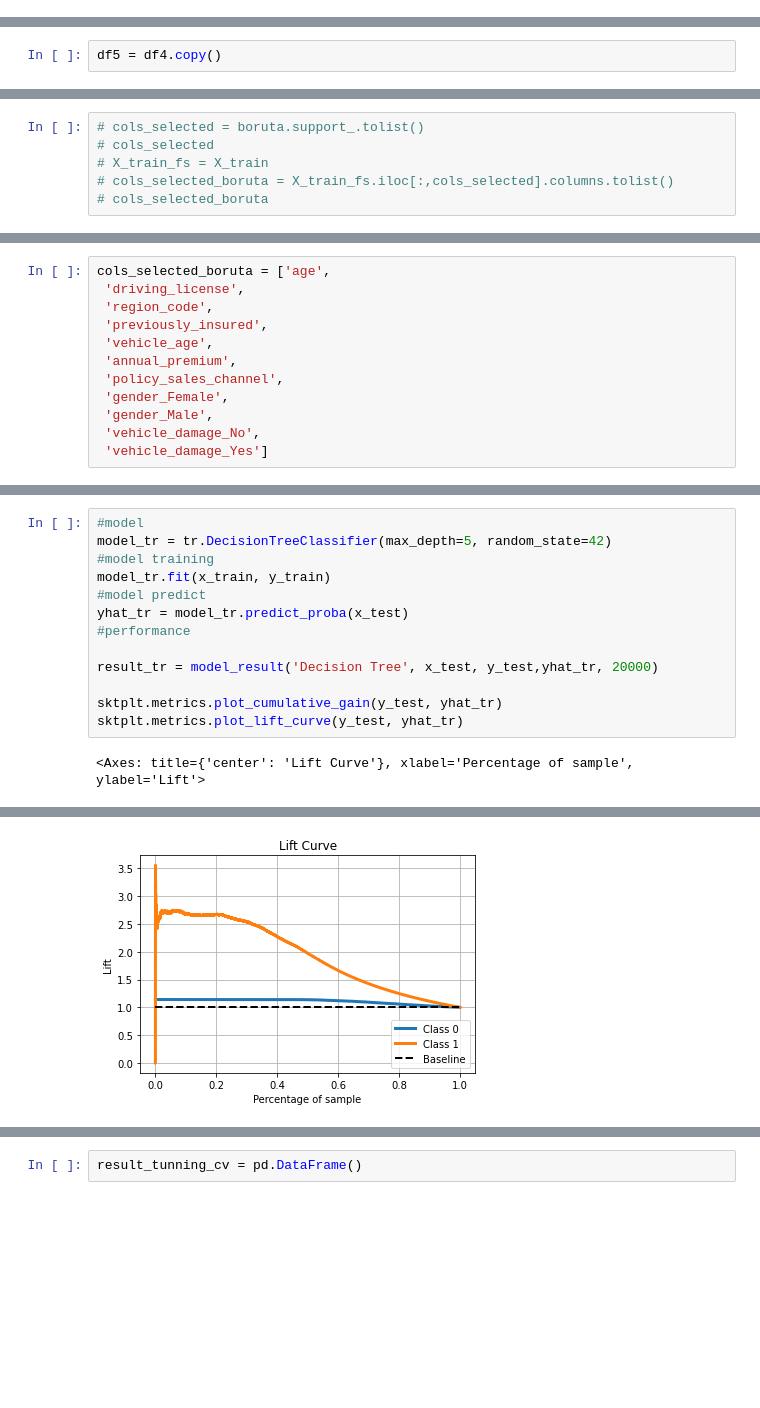
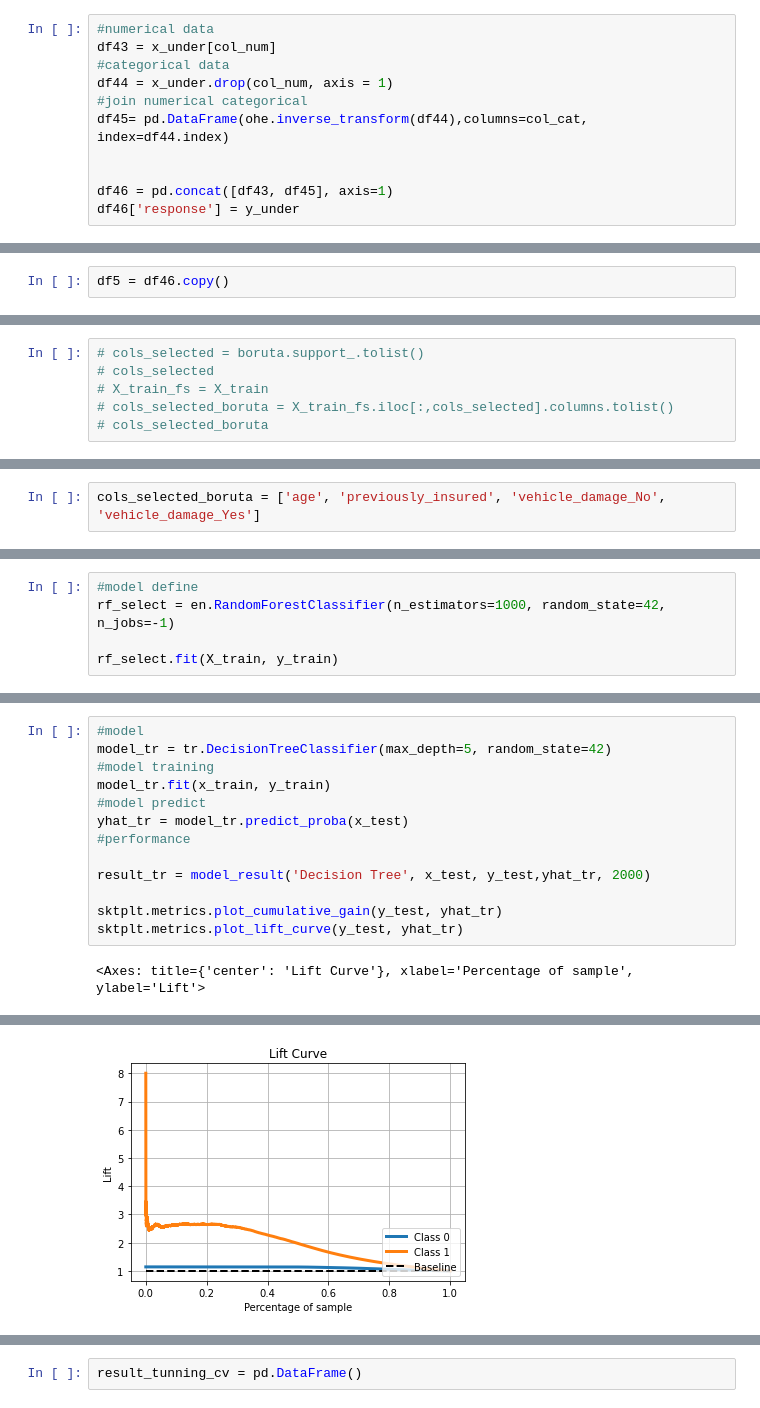
Before and after one commit to alexandrerod/health_insurance_cross_sell, a Jupyter notebook: notebooks/heath_insurance.ipynb, the cells around one changed output, grey strips where cells are left out. Drawn from its saved outputs; the diff is of its cells as text; blank space fills up the shorter version.

Commit message:
balanced data

```diff
--- a/notebooks/heath_insurance.ipynb
+++ b/notebooks/heath_insurance.ipynb
@@ -243,0 +320,11 @@ df3 = df2.copy()
+# %%
+#numerical data
+df43 = x_under[col_num]
+#categorical data
+df44 = x_under.drop(col_num, axis = 1)
+#join numerical categorical
+df45= pd.DataFrame(ohe.inverse_transform(df44),columns=col_cat, index=df44.index)
+
+
+df46 = pd.concat([df43, df45], axis=1)
+df46['response'] = y_under
@@ -473,3 +569,3 @@ sns.heatmap(numerical_features.corr('pearson'), annot=True)
 # %%
-df5 = df4.copy()
+df5 = df46.copy()
 # %% [markdown]
@@ -579,12 +675,2 @@ Number of rows in y_teste: 114333
 # %%
-cols_selected_boruta = ['age',
- 'driving_license',
- 'region_code',
- 'previously_insured',
- 'vehicle_age',
- 'annual_premium',
- 'policy_sales_channel',
- 'gender_Female',
- 'gender_Male',
- 'vehicle_damage_No',
- 'vehicle_damage_Yes']
+cols_selected_boruta = ['age', 'previously_insured', 'vehicle_damage_No', 'vehicle_damage_Yes']
@@ -590,0 +679,5 @@ cols_selected_boruta = ['age',
+# %%
+#model define
+rf_select = en.RandomForestClassifier(n_estimators=1000, random_state=42, n_jobs=-1)
+
+rf_select.fit(X_train, y_train)
@@ -629,18 +760,18 @@ knn_cv
 # %%
 #model
 model_tr = tr.DecisionTreeClassifier(max_depth=5, random_state=42)
 #model training
 model_tr.fit(x_train, y_train)
 #model predict
 yhat_tr = model_tr.predict_proba(x_test)
 #performance
 
-result_tr = model_result('Decision Tree', x_test, y_test,yhat_tr, 20000)
+result_tr = model_result('Decision Tree', x_test, y_test,yhat_tr, 2000)
 
 sktplt.metrics.plot_cumulative_gain(y_test, yhat_tr)
 sktplt.metrics.plot_lift_curve(y_test, yhat_tr)
 # %% [output]
 <Axes: title={'center': 'Lift Curve'}, xlabel='Percentage of sample', ylabel='Lift'>
 [figure]
-[figure, old version]
+[figure, new version]
 # %% [markdown]
```
Also changed, not shown: parts of 107 cells of this notebook, 6 other files.
